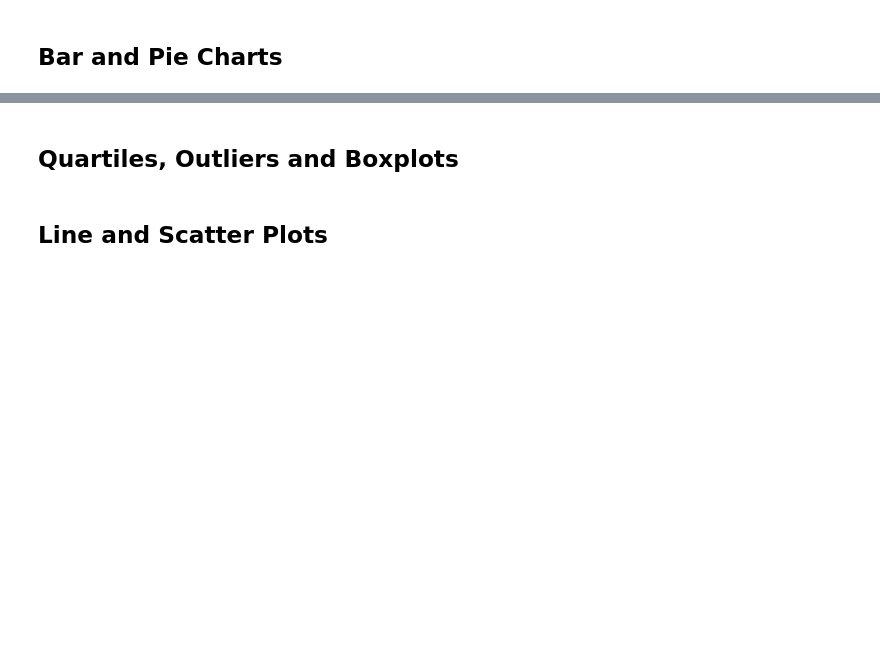
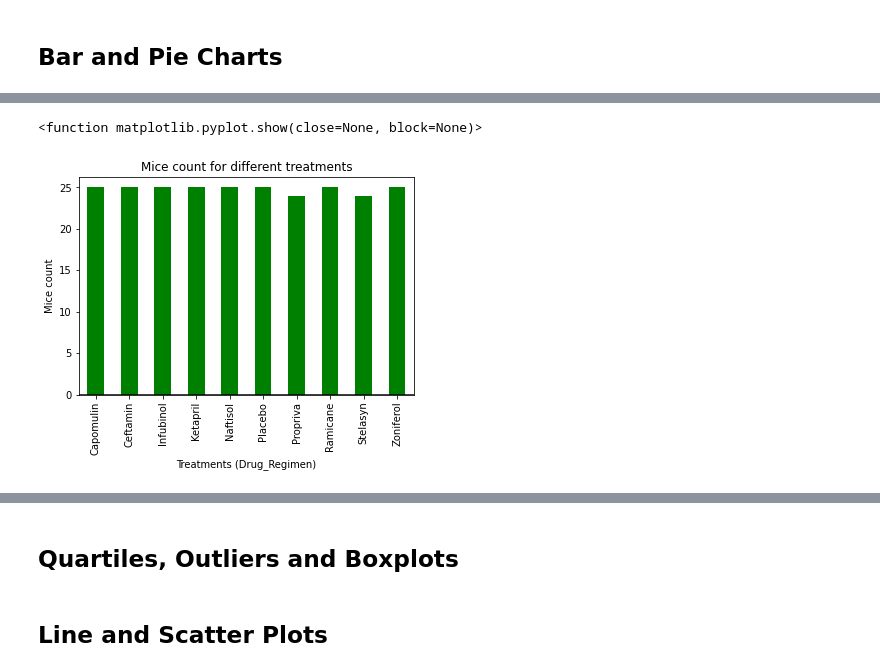
Before and after one commit to SerenaZhaoYanqing/05-Matplotlib-Challenge, a Jupyter notebook: pymaceuticals_starter.ipynb, the cells around one changed output, grey strips where cells are left out. Drawn from its saved outputs; the diff is of its cells as text; code cells hidden in the pictures; blank space fills up the shorter version.

```diff
--- a/pymaceuticals_starter.ipynb
+++ b/pymaceuticals_starter.ipynb
@@ -89,2 +131,21 @@ array(['Ramicane', 'Capomulin', 'Infubinol', 'Placebo', 'Ceftamin',
+# %%
+# Generate a bar plot showing the total number of mice for each treatment throughout the course of the study using pyplot.
+# it is a bit confusing that the total numner of mice.
+# not sure if the same mouse ID  using in the same treatment for multiple times are counted as 1 or multiple
+# hence i did both
+# same mouse ID counted as 1
+plt.figure()
+clean_df.groupby('Drug Regimen')['Mouse ID'].nunique().plot.bar(color=['green'])
+
+#Add horizontal lines at y=0 in data coordinates
+plt.axhline(0, color="k")
+#format
+plt.title("Mice count for different treatments")
+plt.xlabel("Treatments (Drug_Regimen)")
+plt.ylabel("Mice count")
+plt.show
+# %% [output]
+<function matplotlib.pyplot.show(close=None, block=None)>
+[figure, added]
 # %%
 # Generate a bar plot showing the total number of mice for each treatment throughout the course of the study using pyplot.
```
Also changed, not shown: parts of 10 cells of this notebook.
